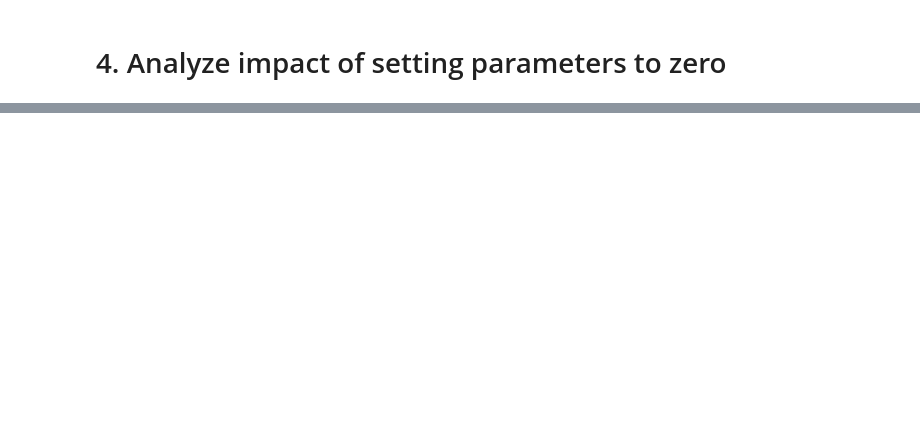
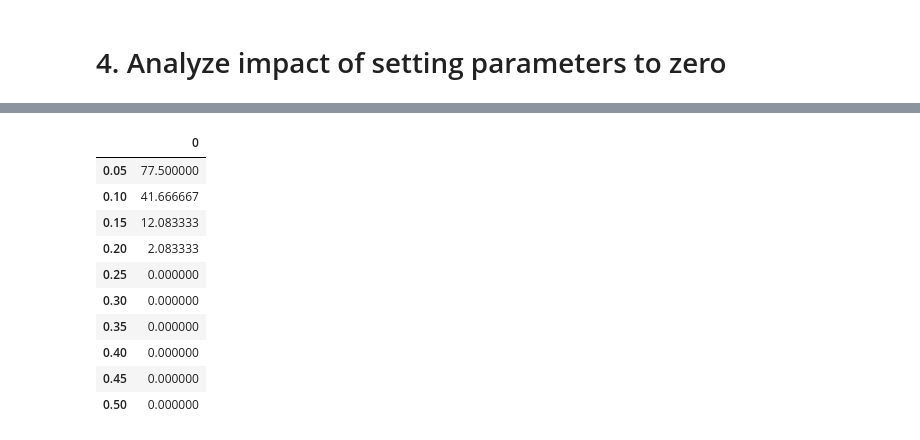
Before and after one commit to pwilczewski/b0rt, a Jupyter notebook: setting_params_to_zero.ipynb, the cells around one changed output, grey strips where cells are left out. Drawn from its saved outputs; the diff is of its cells as text; code cells hidden in the pictures; blank space fills up the shorter version.

```diff
--- a/setting_params_to_zero.ipynb
+++ b/setting_params_to_zero.ipynb
@@ -149,3 +149,17 @@ results_df.plot(title="Accuracy vs. fraction of params set to zero",
+# %%
+results_df
+# %% [output]
+|  | 0 |
+| 0.05 | 77.500000 |
+| 0.10 | 41.666667 |
+| 0.15 | 12.083333 |
+| 0.20 | 2.083333 |
+| 0.25 | 0.000000 |
+| 0.30 | 0.000000 |
+| 0.35 | 0.000000 |
+| 0.40 | 0.000000 |
+| 0.45 | 0.000000 |
+| 0.50 | 0.000000 |
 # %%
 # Randomly select entire layer and set all attention weights to zero
 results_df = randomly_zero_layers()
```
Also changed, not shown: parts of 7 cells of this notebook, 5 other files.
